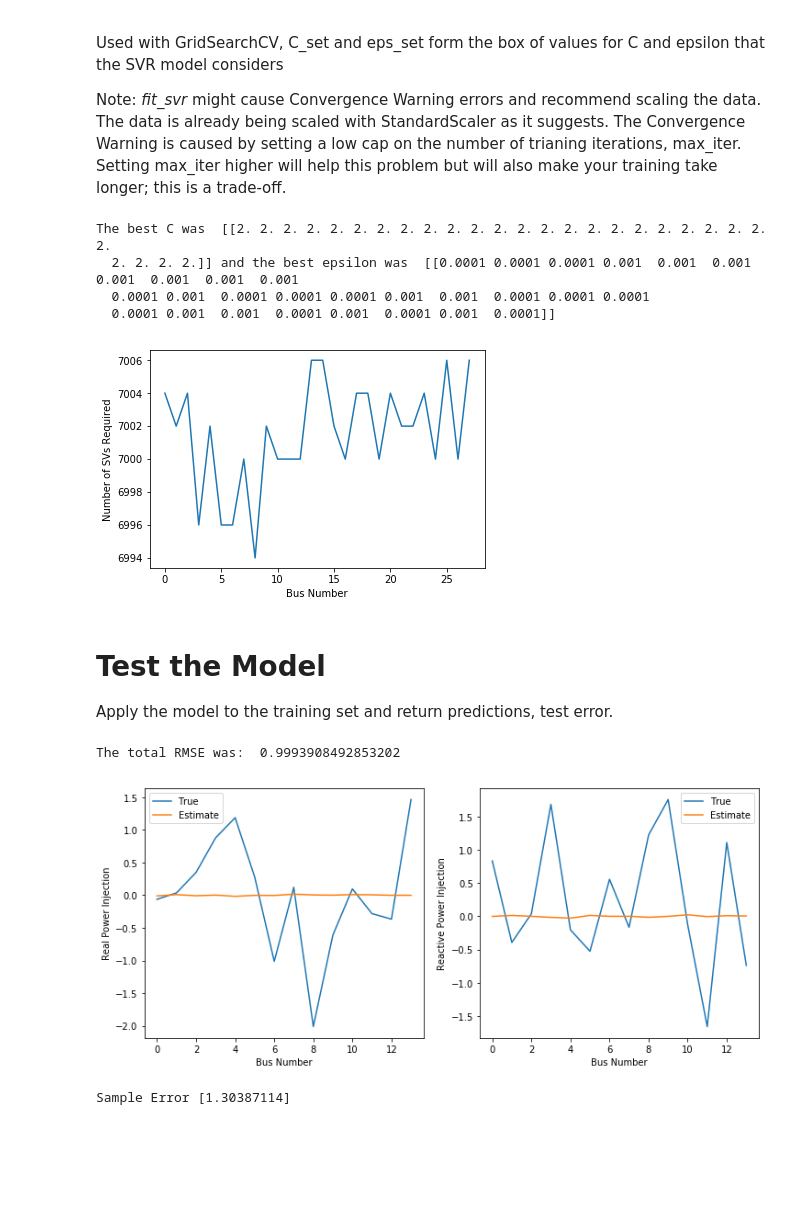
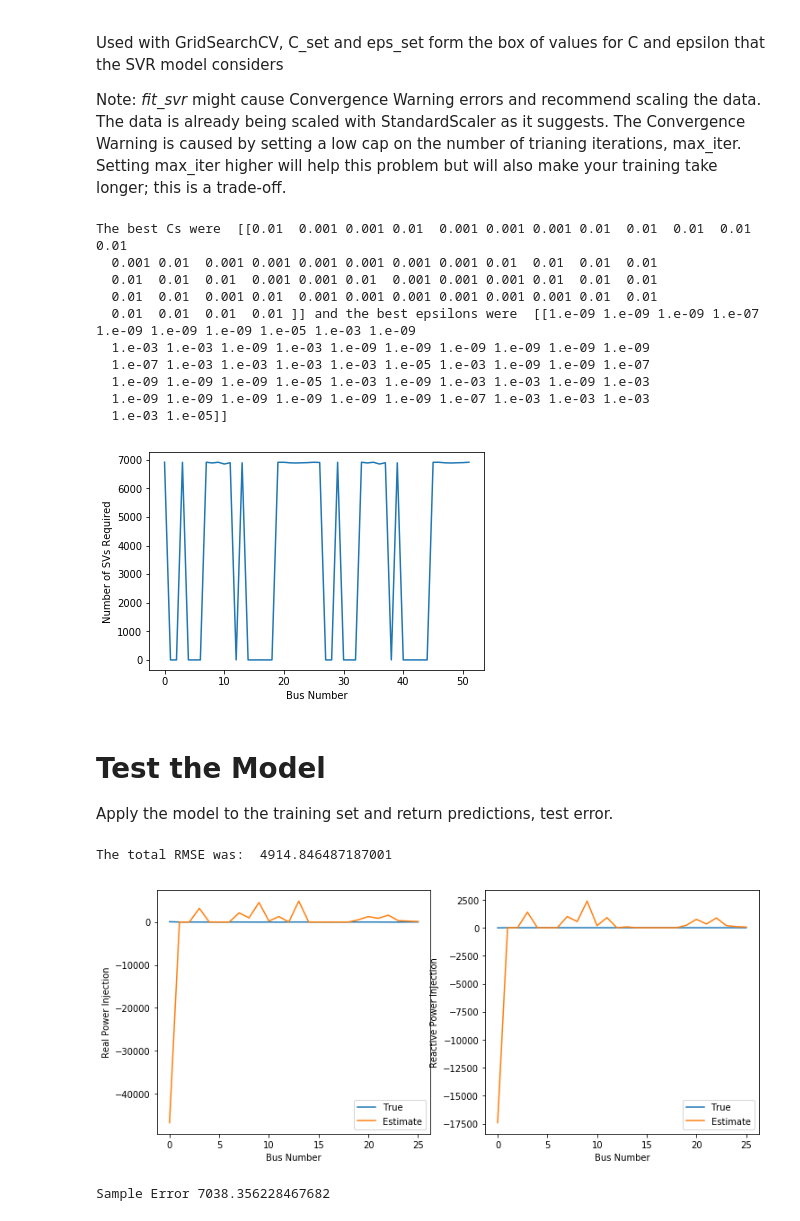
Before and after one commit to slaclab/VADER-Analytics, a Jupyter notebook: mlpowerflow/Sample_Script.ipynb, the cells around one changed output. Drawn from its saved outputs; the diff is of its cells as text; code cells hidden in the pictures; blank space fills up the shorter version.

Commit message:
Implemented everything but its not giving great results, trying to tune the parameters better so that the estimation is good

```diff
--- a/mlpowerflow/Sample_Script.ipynb
+++ b/mlpowerflow/Sample_Script.ipynb
@@ -23,0 +40,2 @@ q = np.random.normal(loc=1.0, scale=1.0, size=(num_samples, num_bus))
+# %%
+load_gen_model = make_pf_data.GenerateDataMLPF('rural_1')
@@ -23,0 +52,3 @@ q = np.random.normal(loc=1.0, scale=1.0, size=(num_samples, num_bus))
+# %%
+num_bus = np.copy(load_gen_model.num_buses)
+num_samples = np.copy(load_gen_model.num_times)
@@ -45,9 +129,9 @@ Used with GridSearchCV, C_set and eps_set form the box of values for C and epsil
 
 Note: *fit_svr* might cause Convergence Warning errors and recommend scaling the data. The data is already being scaled with StandardScaler as it suggests. The Convergence Warning is caused by setting a low cap on the number of trianing iterations, max_iter. Setting max_iter higher will help this problem but will also make your training take longer; this is a trade-off.
 # %%
-C_set = [0.01, 0.1, 2.0]  # Good values are often in the range of [0.5,10]
-eps_set = [1e-7, 1e-5, 1e-3]  # Good values are often in the range of [1e-7, 1e-1]
-max_iter = 1e3  # Good values are usually in the range of 1e4, 1e5
+C_set = [0.001, 0.01, 0.1, 2.0, 5.0, 10.0]  # Good values are often in the range of [0.5,10]
+eps_set = [1e-9, 1e-7, 1e-5, 1e-3, 1e-1]  # Good values are often in the range of [1e-7, 1e-1]
+max_iter = 1e4  # Good values are usually in the range of 1e4, 1e5
 # %%
 model.fit_svr(C_set, eps_set, max_iter)
 # %%
@@ -61,11 +145,17 @@ plt.xlabel('Bus Number')
 plt.ylabel('Number of SVs Required')
 plt.show()
 # %% [output]
-The best C was  [[2. 2. 2. 2. 2. 2. 2. 2. 2. 2. 2. 2. 2. 2. 2. 2. 2. 2. 2. 2. 2. 2. 2. 2.
-  2. 2. 2. 2.]] and the best epsilon was  [[0.0001 0.0001 0.0001 0.001  0.001  0.001  0.001  0.001  0.001  0.001
-  0.0001 0.001  0.0001 0.0001 0.0001 0.001  0.001  0.0001 0.0001 0.0001
-  0.0001 0.001  0.001  0.0001 0.001  0.0001 0.001  0.0001]]
+The best Cs were  [[0.01  0.001 0.001 0.01  0.001 0.001 0.001 0.01  0.01  0.01  0.01  0.01
+  0.001 0.01  0.001 0.001 0.001 0.001 0.001 0.001 0.01  0.01  0.01  0.01
+  0.01  0.01  0.01  0.001 0.001 0.01  0.001 0.001 0.001 0.01  0.01  0.01
+  0.01  0.01  0.001 0.01  0.001 0.001 0.001 0.001 0.001 0.001 0.01  0.01
+  0.01  0.01  0.01  0.01 ]] and the best epsilons were  [[1.e-09 1.e-09 1.e-09 1.e-07 1.e-09 1.e-09 1.e-09 1.e-05 1.e-03 1.e-09
+  1.e-03 1.e-03 1.e-09 1.e-03 1.e-09 1.e-09 1.e-09 1.e-09 1.e-09 1.e-09
+  1.e-07 1.e-03 1.e-03 1.e-03 1.e-03 1.e-05 1.e-03 1.e-09 1.e-09 1.e-07
+  1.e-09 1.e-09 1.e-09 1.e-05 1.e-03 1.e-09 1.e-03 1.e-03 1.e-09 1.e-03
+  1.e-09 1.e-09 1.e-09 1.e-09 1.e-09 1.e-09 1.e-07 1.e-03 1.e-03 1.e-03
+  1.e-03 1.e-05]]
-[figure, old version]
+[figure, new version]
 # %% [markdown]
 # Test the Model
 
@@ -75,28 +165,28 @@ model.test_error_svr()
 # %%
 print('The total RMSE was: ', model.total_rmse)
 # %% [output]
-The total RMSE was:  0.9993908492853202
+The total RMSE was:  4914.846487187001
 # %%
 sample_timestamp = 10  # Select a timestamp in the test set to investigate
 plt.figure(figsize=(12, 5))
 plt.subplot(121)
 plt.plot(np.arange(0, model.num_bus),
          model.y_test[sample_timestamp, np.arange(0, model.num_bus)],
          np.arange(0, model.num_bus),
-         model.test_y_vals[sample_timestamp, np.arange(0, model.num_bus)])
+         model.test_y_values[sample_timestamp, np.arange(0, model.num_bus)])
 plt.xlabel('Bus Number')
 plt.ylabel('Real Power Injection')
 plt.legend(labels=['True', 'Estimate'])
 plt.subplot(122)
 plt.plot(np.arange(0, model.num_bus),
          model.y_test[sample_timestamp, np.arange(model.num_bus, 2*model.num_bus)],
          np.arange(0, model.num_bus),
          model.test_y_values[sample_timestamp,np.arange(model.num_bus, 2*model.num_bus)])
 plt.xlabel('Bus Number')
 plt.ylabel('Reactive Power Injection')
 plt.legend(labels=['True', 'Estimate'])
 plt.show()
 print('Sample Error '+str(model.test_error_values[sample_timestamp][0]))
 # %% [output]
-[figure, old version]
+[figure, new version]
-Sample Error [1.30387114]
+Sample Error 7038.356228467682
```
Also changed, not shown: parts of 19 cells of this notebook, 3 other files.
